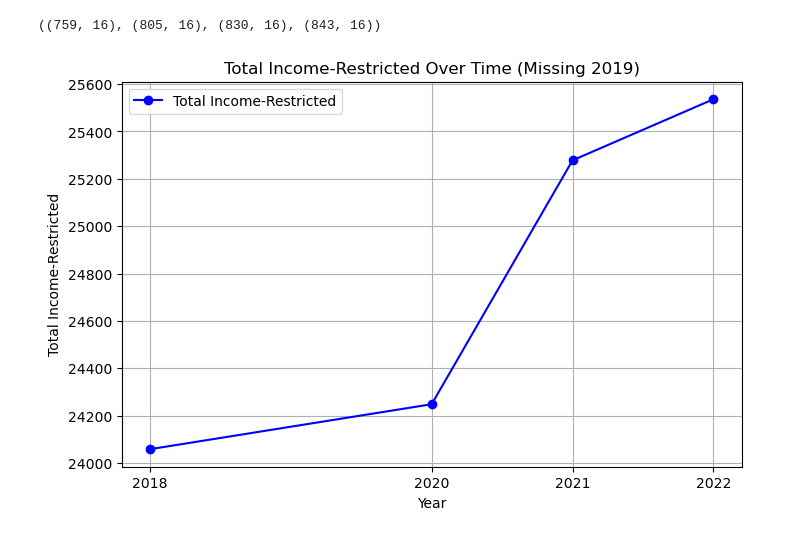
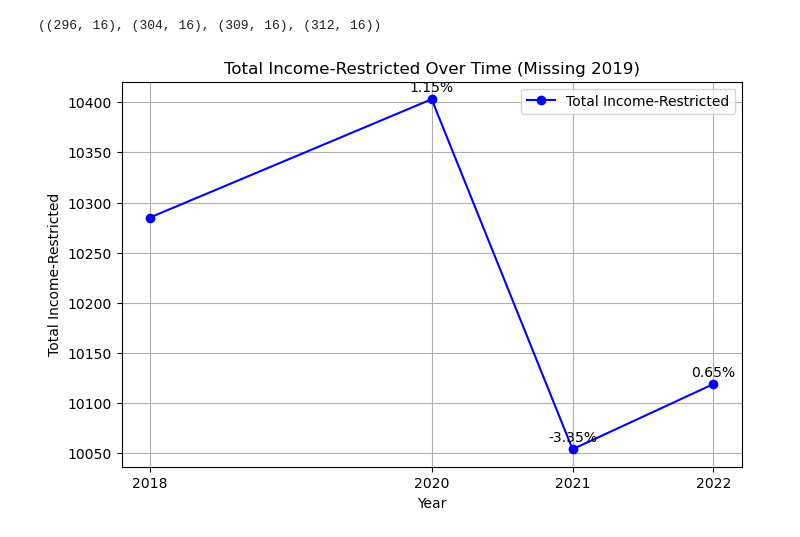
Before and after one commit to BU-Spark/ds-bcc-tania-fernandes-d7, a Jupyter notebook: fa24-team-b/housing/notebooks/income_restricted_housing/income_restricted_housing.ipynb, the cells around one changed output. Saved outputs shown, nothing was run; the diff lists cells and outputs as text; code cells hidden in the pictures.

```diff
--- a/fa24-team-b/housing/notebooks/income_restricted_housing/income_restricted_housing.ipynb
+++ b/fa24-team-b/housing/notebooks/income_restricted_housing/income_restricted_housing.ipynb
@@ -13,0 +31,5 @@ income_2022.drop("_id", axis=1, inplace=True)
+# %%
+income_2018["Total Income- Restricted"] = pd.to_numeric(income_2018["Total Income- Restricted"], errors="coerce")
+income_2020["Total Income- Restricted"] = pd.to_numeric(income_2020.get("Total Income- Restricted", 0), errors="coerce")
+income_2021["Total Income-Restricted"] = pd.to_numeric(income_2021.get("Total Income-Restricted", 0), errors="coerce")
+income_2022["Total Income-Restricted"] = pd.to_numeric(income_2022.get("Total Income-Restricted", 0), errors="coerce")
@@ -30,7 +127,7 @@ for df in income_dfs:
     cleaning_zip(df)
 # %%
 # List of specific ZIP codes to filter for in the DataFrames
-zip_codes = ["02119", "02120", "02121", "02122", "02124", "02125", "02115", "02215", "02118"]
+zip_codes = ["02119", "02121"]
 
 def filter_zip_codes(df, zip_codes):
     # Filter the DataFrame to include only rows where 'Zip Code' is in the specified zip_codes list
@@ -42,7 +139,7 @@ income_2018_zip, income_2020_zip, income_2021_zip, income_2022_zip = [filter_zip
 # %%
 income_2018_zip.shape , income_2020_zip.shape, income_2021_zip.shape, income_2022_zip.shape
 # %% [output]
-((759, 16), (805, 16), (830, 16), (843, 16))
+((296, 16), (304, 16), (309, 16), (312, 16))
 # %%
 def cleaning_data(df):
     # Create a copy of the DataFrame to avoid modifying the original data
@@ -115,24 +212,40 @@ income_2018_cleaned, income_2020_cleaned, income_2021_cleaned, income_2022_clean
 # %%
 import matplotlib.pyplot as plt
 
+# Calculate total income for each year
 totals = {
     2018: income_2018_cleaned["Total_Income-Restricted"].sum(),
     2020: income_2020_cleaned["Total_Income-Restricted"].sum(),
     2021: income_2021_cleaned["Total_Income-Restricted"].sum(),
     2022: income_2022_cleaned["Total_Income-Restricted"].sum(),
 }
 
+# Calculate percentage changes
+years = list(totals.keys())
+values = list(totals.values())
+percentage_changes = [None]  # First year has no previous year to compare
+
+for i in range(1, len(values)):
+    change = ((values[i] - values[i - 1]) / values[i - 1]) * 100
+    percentage_changes.append(change)
+
+# Plotting the data
 plt.figure(figsize=(8, 5))
-plt.plot(list(totals.keys()), list(totals.values()), marker="o", linestyle="-", color="b", label="Total Income-Restricted")
+plt.plot(years, values, marker="o", linestyle="-", color="b", label="Total Income-Restricted")
 
+# Add percentage change annotations with a higher placement
+for i in range(1, len(years)):
+    plt.text(years[i], values[i] + (0.0005 * values[i]), f"{percentage_changes[i]:.2f}%", fontsize=10, ha='center', va='bottom')
+
+# Customize plot
 plt.title("Total Income-Restricted Over Time (Missing 2019)")
 plt.xlabel("Year")
 plt.ylabel("Total Income-Restricted")
-plt.xticks(list(totals.keys()))
+plt.xticks(years)
 plt.grid(True)
 plt.legend()
-#plt.ylim(20000, 30000)
 
+# Show plot
 plt.show()
 # %% [output]
-[figure, old version]
+[figure, new version]
```
Also changed, not shown: parts of 18 cells of this notebook.
